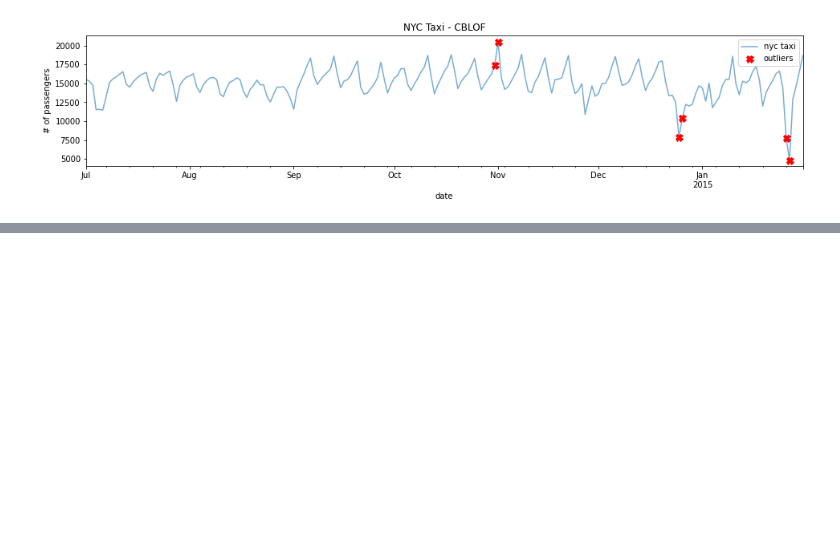
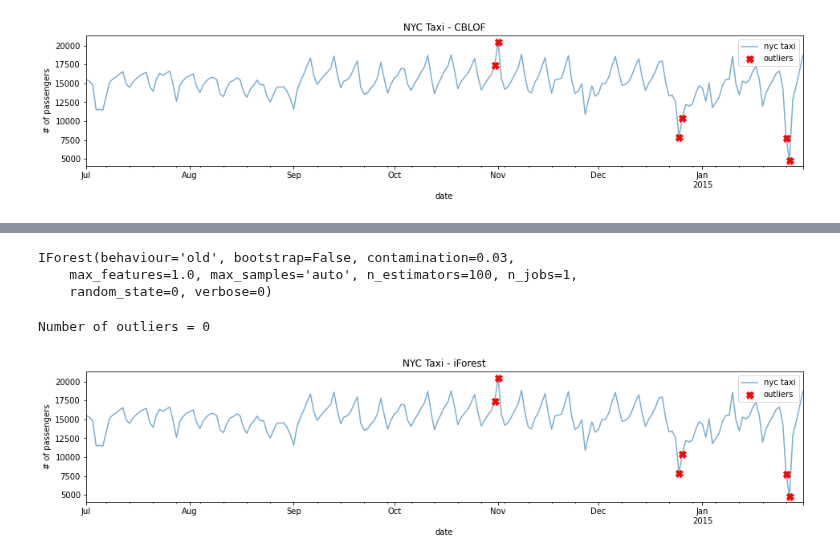
Before and after one commit to LaurbergMJ/TimeSeriesAnalysisWithPythonCookbook, a Jupyter notebook: Ch14.ipynb, the cells around one changed output, grey strips where cells are left out. Saved outputs shown, nothing was run; the diff lists cells and outputs as text; code cells hidden in the pictures; blank space fills up the shorter version.

```diff
--- a/Ch14.ipynb
+++ b/Ch14.ipynb
@@ -280,0 +297,27 @@ plot_outliers(outliers, tx, 'CBLOF')
+# %%
+# Instantiate IForest and update the contamination and random_state parameters. Then, fit the
+# new instance of the class (iforest) on the resampled data to train the model
+
+iforest = IForest(contamination=0.03,
+                  n_estimators=100,
+                  random_state=0)
+
+iforest.fit(nyc_taxi)
+# %% [output]
+IForest(behaviour='old', bootstrap=False, contamination=0.03,
+    max_features=1.0, max_samples='auto', n_estimators=100, n_jobs=1,
+    random_state=0, verbose=0)
+# %%
+# Use the predict method to identify outliers. The method will output either 1 or 0 for each
+# data point. For example, a value of 1 indicates an outlier
+
+predicted = pd.Series(iforest.predict(tx),
+                      index=tx.index)
+
+print('Number of outliers =', predicted.sum())
+# %% [output]
+Number of outliers = 0
+# %%
+plot_outliers(outliers, tx, 'iForest')
+# %% [output]
+[figure, added]
```
Also changed, not shown: parts of 5 cells of this notebook.
